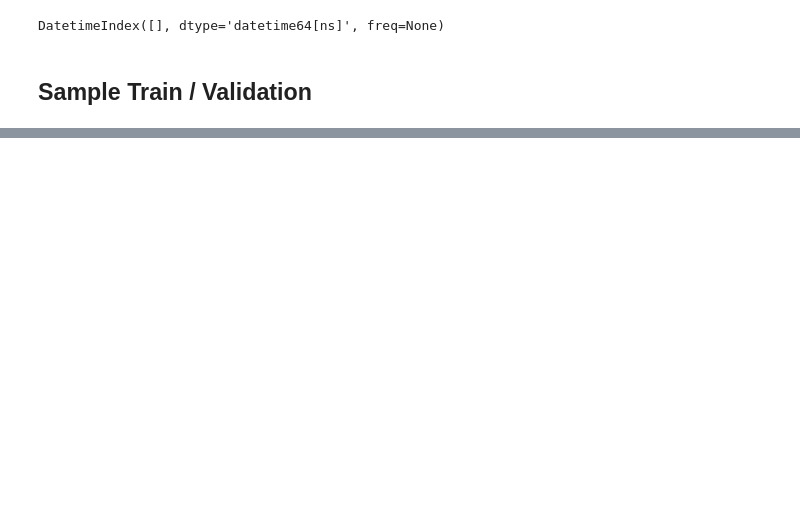
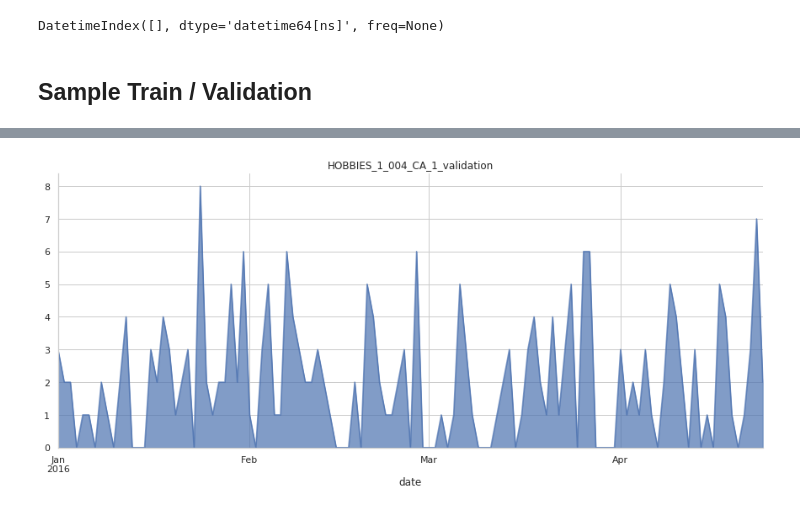
Before and after one commit to markryanandrews/M5-Forecasting-Accuracy, a Jupyter notebook: Walmart-EDA.ipynb, the cells around one changed output, grey strips where cells are left out. Drawn from its saved outputs; the diff is of its cells as text; code cells hidden in the pictures; blank space fills up the shorter version.

Commit message:
added func that return item and sales info

```diff
--- a/Walmart-EDA.ipynb
+++ b/Walmart-EDA.ipynb
@@ -116,0 +127,4 @@ build_sales took 0:00:00.030990, shape = (1913, 13)
+# %%
+example_item = sales_df.loc[3,'id']
+item_example = filter_item(example_item, sales_df, calendar_df)
+item_example.head()
@@ -116,0 +140,7 @@ build_sales took 0:00:00.030990, shape = (1913, 13)
+# %%
+sns.set_style('whitegrid')
+#sns.set_style('ticks')
+example_sales = item_sales(example_item, sales_df, calendar_df)
+example_sales.loc['2016'].plot(kind = 'area', legend = False, alpha = 0.7).set(title = example_item)
+sns.despine()
+# %% [output]
@@ -116,0 +149 @@ build_sales took 0:00:00.030990, shape = (1913, 13)
+[figure, added]
```
Also changed, not shown: parts of 17 cells of this notebook, 1 other file.
